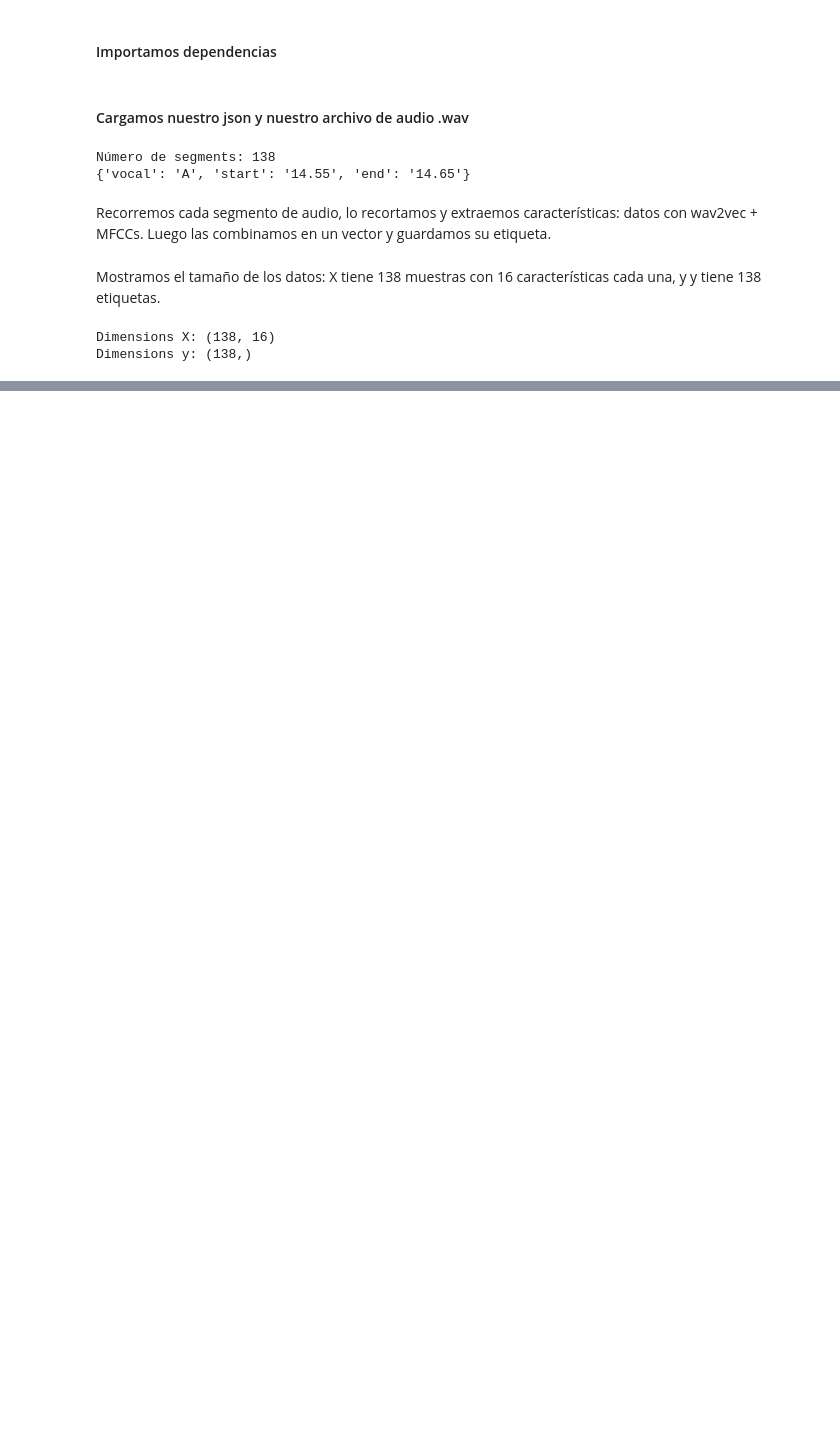
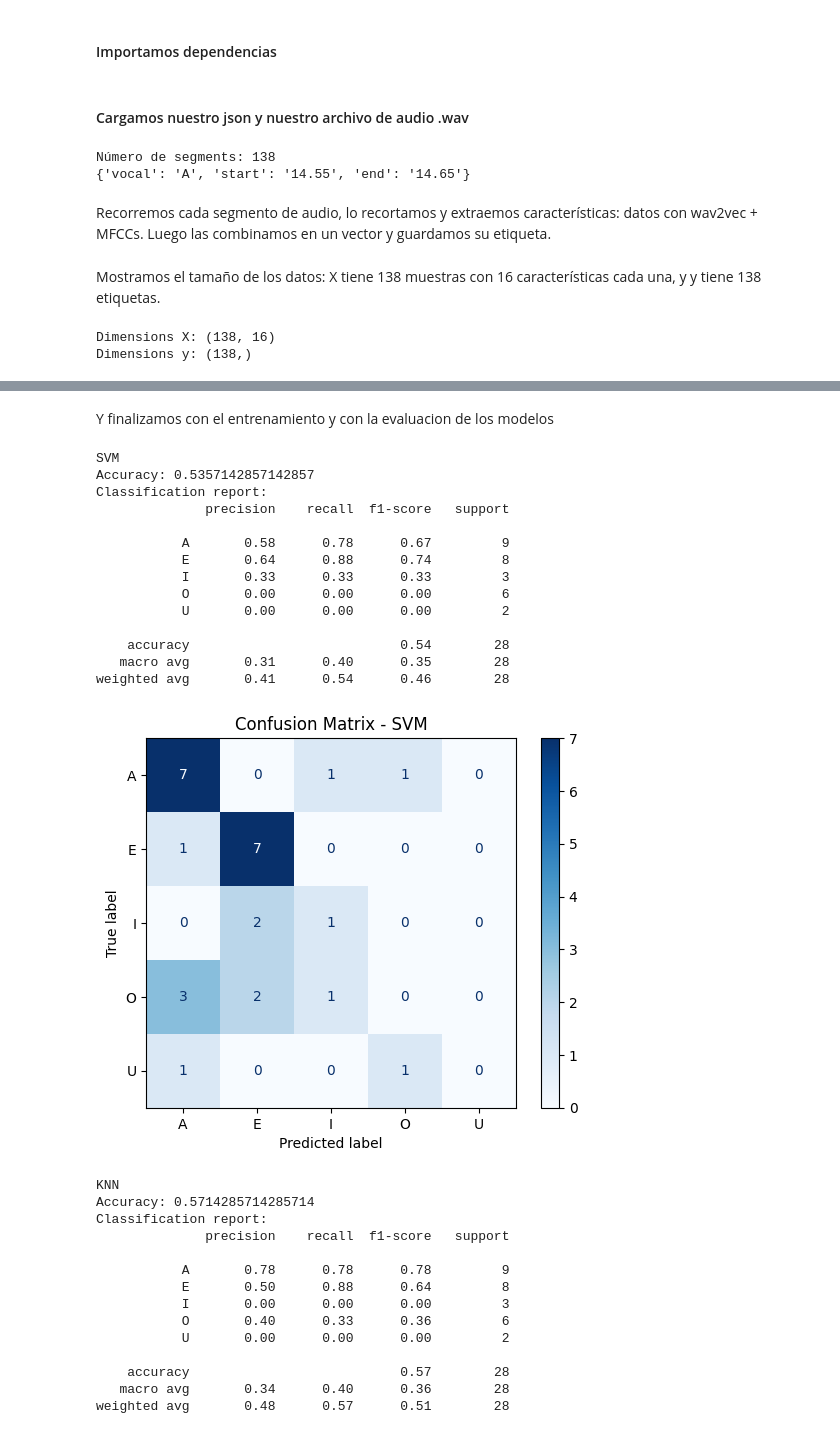
Before and after one commit to cristoge/ai_projects, a Jupyter notebook: audio/entrega.ipynb, the cells around one changed output, grey strips where cells are left out. Drawn from its saved outputs; the diff is of its cells as text; code cells hidden in the pictures; blank space fills up the shorter version.

```diff
--- a/audio/entrega.ipynb
+++ b/audio/entrega.ipynb
@@ -76,0 +95,6 @@ Dimensions y: (138,)
+# %%
+scaler = StandardScaler()
+Xn = scaler.fit_transform(X)
+X_train, X_test, y_train, y_test = train_test_split(
+    Xn, y, test_size=0.2, random_state=0, stratify=y
+)
@@ -76,0 +103,70 @@ Dimensions y: (138,)
+# %%
+models = {}
+
+models["SVM"] = SVC(
+    kernel="rbf",      # tipo de kernel
+    C=10,              # parámetro de regularización
+    gamma="scale",     # control del ancho del kernel
+    class_weight="balanced"  # para clases desbalanceadas
+)
+
+# Altres models
+models["KNN"] = KNeighborsClassifier(n_neighbors=5)
+models["Logistic Regression"] = LogisticRegression(max_iter=500)
+models["Decision Tree"] = DecisionTreeClassifier(max_depth=10, random_state=0)
+# %% [markdown]
+Y finalizamos con el entrenamiento y con la evaluacion de los modelos
+# %%
+from sklearn.metrics import ConfusionMatrixDisplay
+
+
+for name, model in models.items():
+    model.fit(X_train, y_train)
+    y_pred = model.predict(X_test)
+    acc = accuracy_score(y_test, y_pred)
+
+    print(f"{name}")
+    print("Accuracy:", acc)
+    print("Classification report:")
+    print(classification_report(y_test, y_pred, zero_division=0))
+
+    # Confusion matrix dibujada
+    cm = confusion_matrix(y_test, y_pred)
+    disp = ConfusionMatrixDisplay(
+        confusion_matrix=cm,
+        display_labels=model.classes_
+    )
+
+    disp.plot(cmap="Blues", values_format="d")
+    plt.title(f"Confusion Matrix - {name}")
+    plt.show()
+# %% [output]
+SVM
+Accuracy: 0.5357142857142857
+Classification report:
+              precision    recall  f1-score   support
+
+           A       0.58      0.78      0.67         9
+           E       0.64      0.88      0.74         8
+           I       0.33      0.33      0.33         3
+           O       0.00      0.00      0.00         6
+           U       0.00      0.00      0.00         2
+
+    accuracy                           0.54        28
+   macro avg       0.31      0.40      0.35        28
+weighted avg       0.41      0.54      0.46        28
+[figure, added]
+KNN
+Accuracy: 0.5714285714285714
+Classification report:
+              precision    recall  f1-score   support
+
+           A       0.78      0.78      0.78         9
+           E       0.50      0.88      0.64         8
+           I       0.00      0.00      0.00         3
+           O       0.40      0.33      0.36         6
+           U       0.00      0.00      0.00         2
+
+    accuracy                           0.57        28
+   macro avg       0.34      0.40      0.36        28
+weighted avg       0.48      0.57      0.51        28
```
Also changed, not shown: parts of 5 cells of this notebook.
